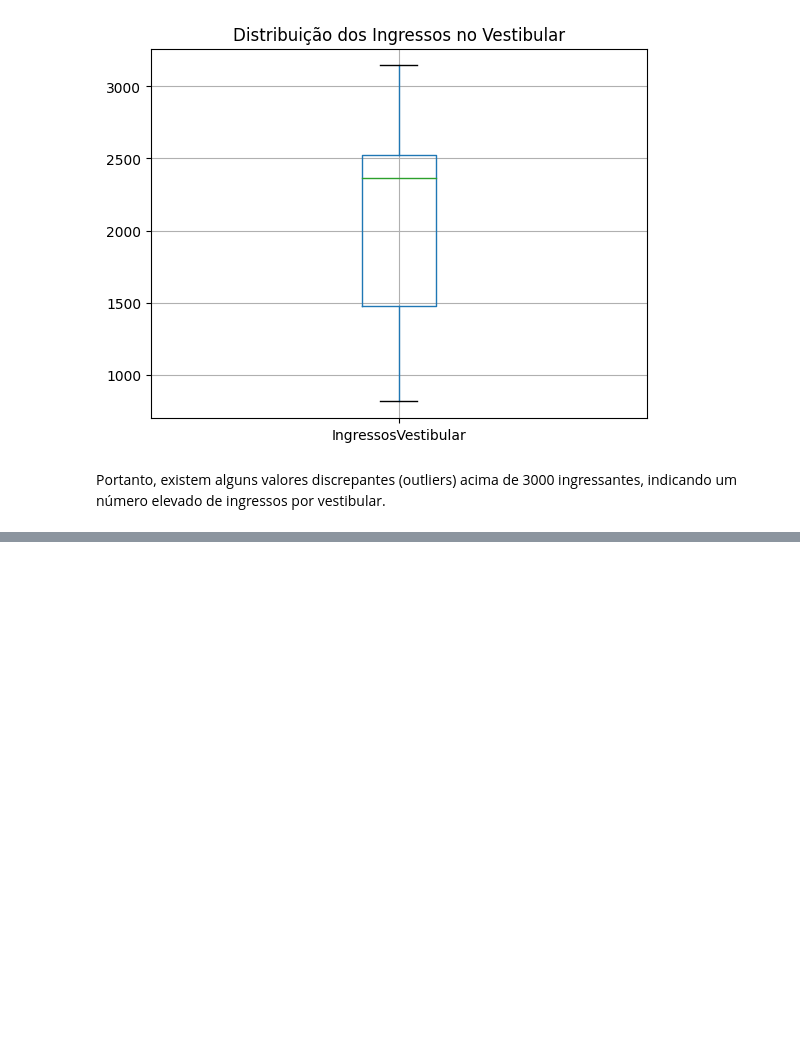
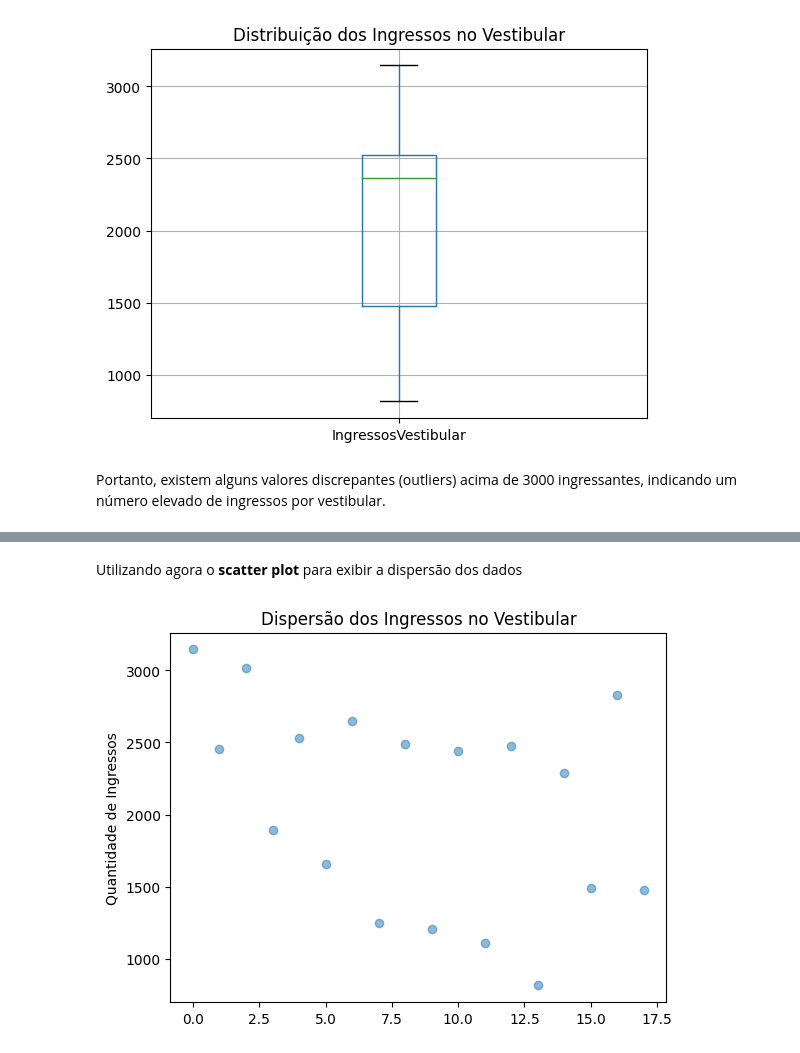
Before and after one commit to jdesous1/MVP, a Jupyter notebook: MVP_PUC_RIO.ipynb, the cells around one changed output, grey strips where cells are left out. Cells and saved outputs as stored; diff of their text form; code cells hidden in the pictures; blank space fills up the shorter version.

```diff
--- a/MVP_PUC_RIO.ipynb
+++ b/MVP_PUC_RIO.ipynb
@@ -254,0 +259,10 @@ Portanto, existem alguns valores discrepantes (outliers) acima de 3000 ingressan
+# %% [markdown]
+Utilizando agora o **scatter plot** para exibir a dispersão dos dados
+# %%
+# Scatter Plot com Seaborn - Variação 1
+plt.scatter(df.index, df[coluna], alpha=0.5)
+plt.title("Dispersão dos Ingressos no Vestibular")
+plt.ylabel("Quantidade de Ingressos")
+plt.show()
+# %% [output]
+[figure, added]
```
Also changed, not shown: parts of 6 cells of this notebook.
